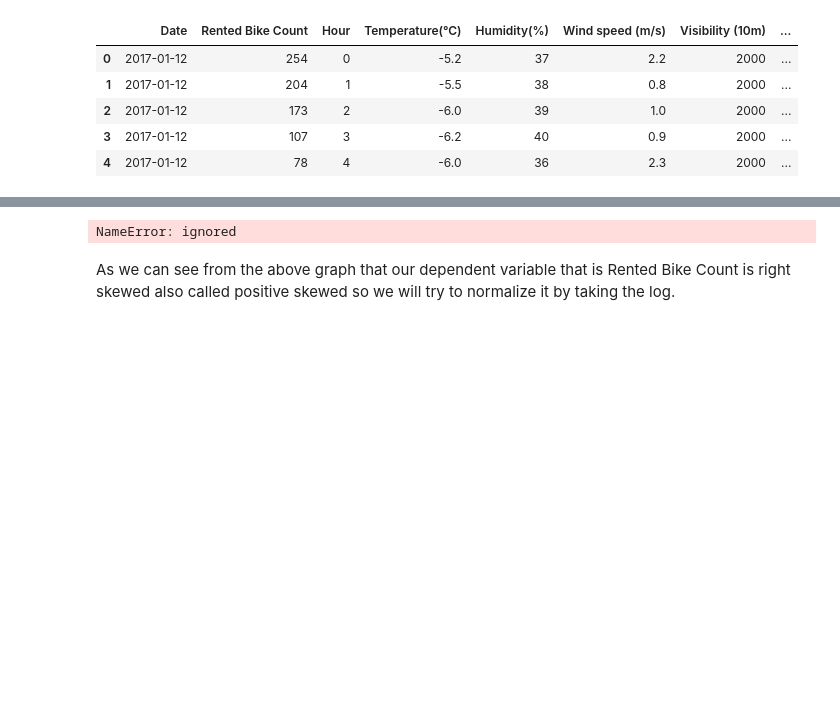
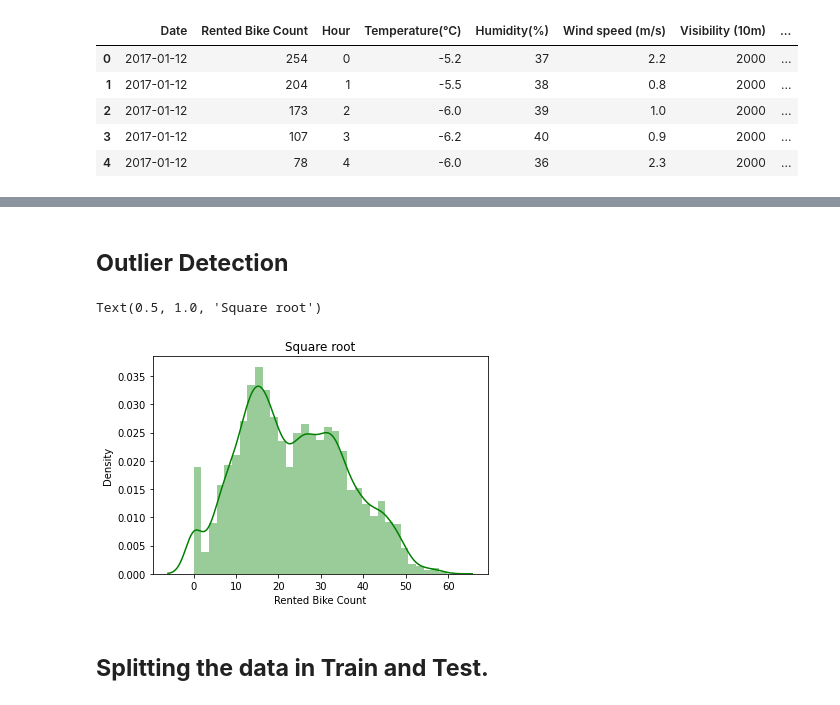
Before and after one commit to PrayagRD/Seoul-Bike-Sharing-Demand-Prediction, a Jupyter notebook: Bike_Sharing_Demand_Prediction_using_ML_Capstone_Project_II.ipynb, the cells around one changed output, grey strips where cells are left out. Cells and saved outputs as stored; diff of their text form; code cells hidden in the pictures; blank space fills up the shorter version.

```diff
--- a/Bike_Sharing_Demand_Prediction_using_ML_Capstone_Project_II.ipynb
+++ b/Bike_Sharing_Demand_Prediction_using_ML_Capstone_Project_II.ipynb
@@ -309,8 +327,2 @@ plt.show()
-# %%
-plt.figure(figsize=(10,5))
-sns.distplot((df['Rented Bike Count']),color='b')
-plt.xlabel('Rented Bike Count')
-# %% [output]
-NameError: ignored
-# %% [markdown]
-As we can see from the above graph that our dependent variable that is Rented Bike Count is right skewed also called positive skewed so we will try to normalize it by taking the log.
+# %% [markdown]
+## <b> Outlier Detection </b>
@@ -316,0 +331,7 @@ As we can see from the above graph that our dependent variable that is Rented Bi
+# %%
+sns.distplot(np.sqrt(df['Rented Bike Count']), color='green').set_title("Square root")
+# %% [output]
+Text(0.5, 1.0, 'Square root')
+[figure, added]
+# %% [markdown]
+## <b> Splitting the data in Train and Test. </b>
```
Also changed, not shown: parts of 40 cells of this notebook.
